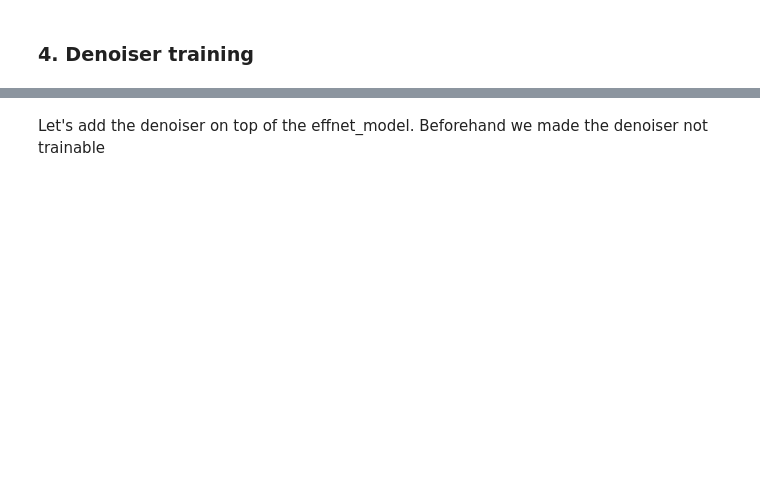
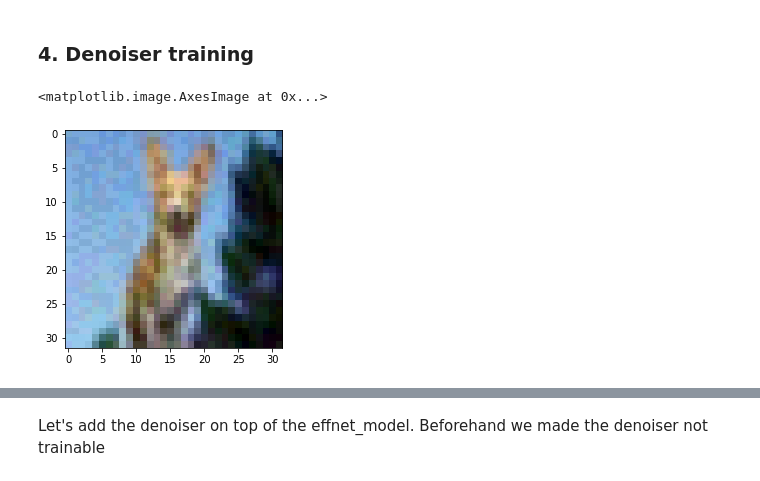
Before and after one commit to cedricgoubard/benchmark-adversarial-attacks, a Jupyter notebook: notebooks/Denoiser.ipynb, the cells around one changed output, grey strips where cells are left out. Saved outputs shown, nothing was run; the diff lists cells and outputs as text; code cells hidden in the pictures; blank space fills up the shorter version.

```diff
--- a/notebooks/Denoiser.ipynb
+++ b/notebooks/Denoiser.ipynb
@@ -59,6 +56,11 @@ tf.config.run_functions_eagerly(False)
 # %%
 (X_train, y_train), (X_test, y_test), min, max=load_dataset('cifar10')
 y_test=list(map(np.argmax,y_test))
+for i,im in enumerate(X_train):
+    X_train[i]=255*im
+
+for i,im in enumerate(X_test):
+    X_test[i]=255*im
 # %%
 dict_classes={}
 dict_classes[0]='airplane'
@@ -195,4 +203,9 @@ len(adv_list)
 # %% [markdown]
 ### 4. Denoiser training
+# %%
+plt.imshow(adv_list[1000].astype('int32'))
+# %% [output]
+<matplotlib.image.AxesImage at 0x...>
+[figure, added]
 # %%
 autoencoder.compile(optimizer='adam', loss=tf.keras.losses.MeanSquaredError(),metrics=['MeanSquaredError'])
```
Also changed, not shown: parts of 13 cells of this notebook, 2 other files.
